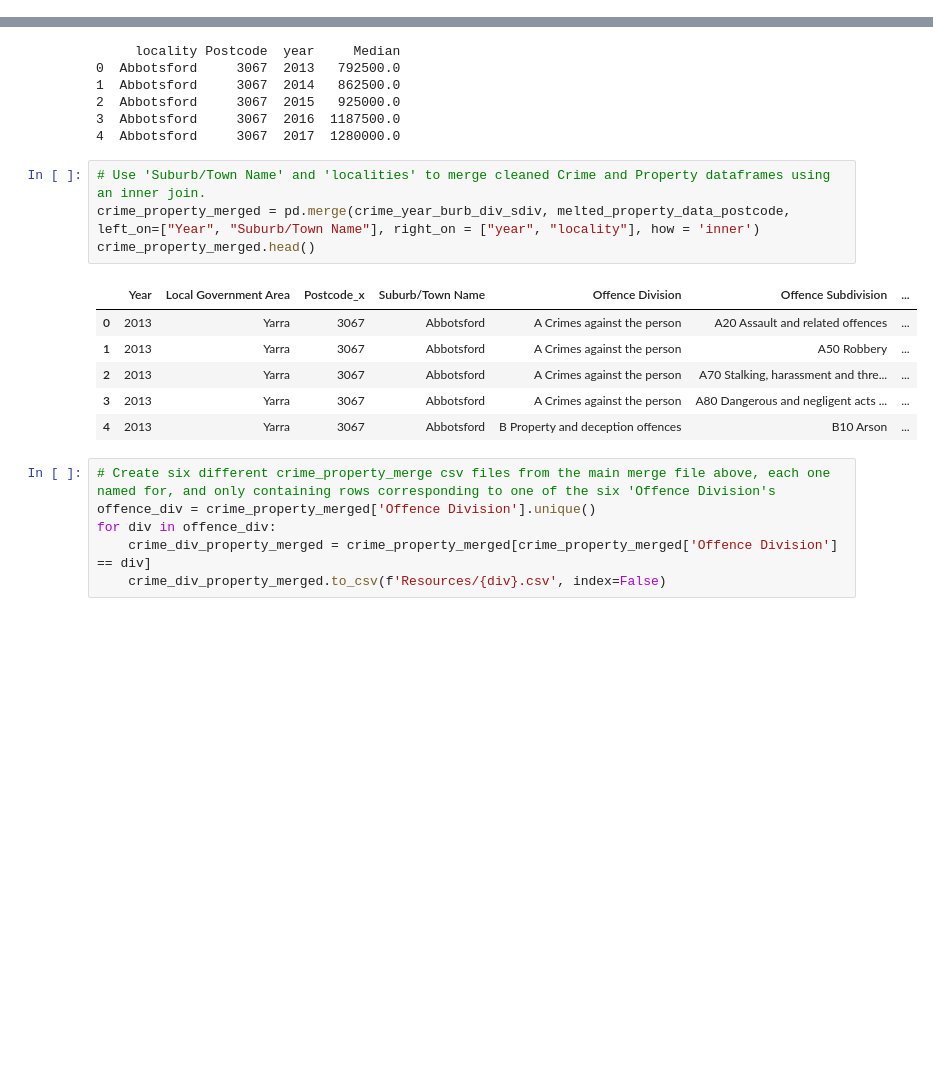
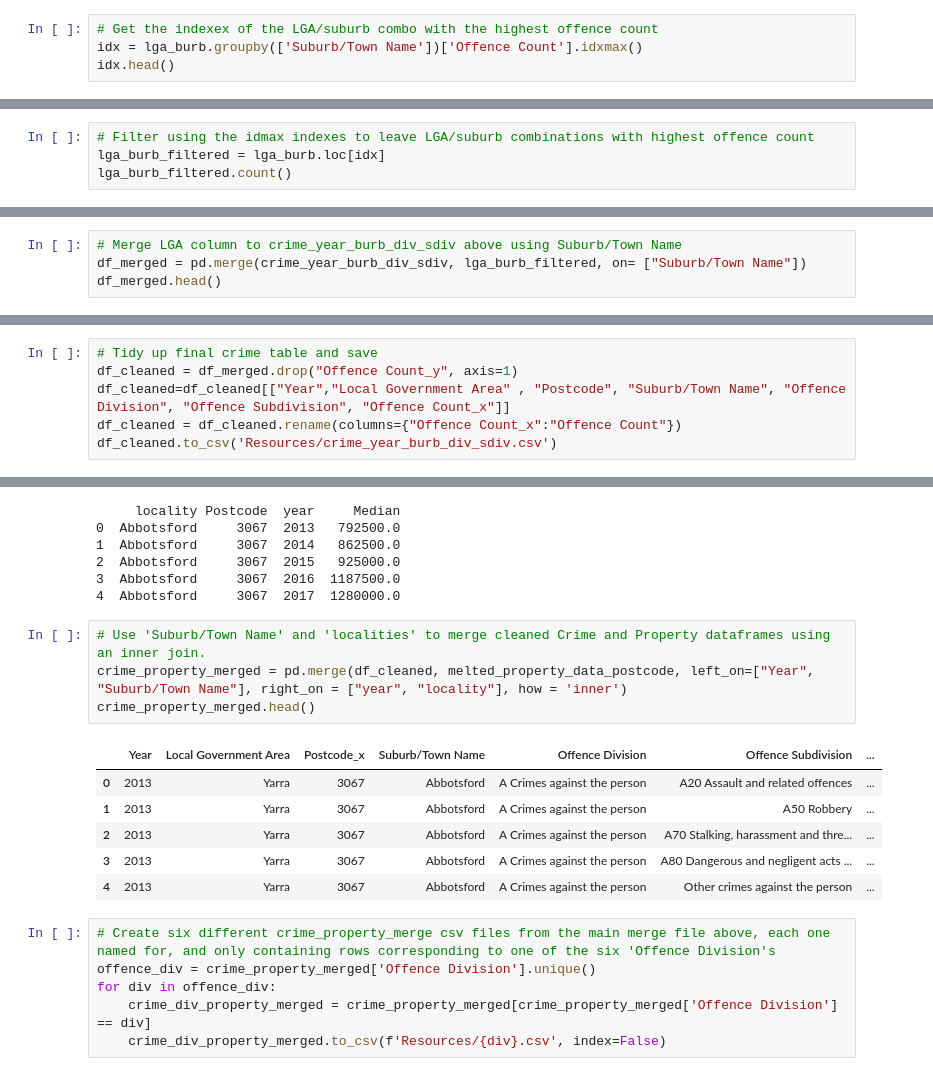
Before and after one commit to rsamma1606/proj-one-group-8, a Jupyter notebook: prj-one_Crime_vs_Property.ipynb, the cells around one changed output, grey strips where cells are left out. Drawn from its saved outputs; the diff is of its cells as text; blank space fills up the shorter version.

Commit message:
removed duplicate suburbs

```diff
--- a/prj-one_Crime_vs_Property.ipynb
+++ b/prj-one_Crime_vs_Property.ipynb
@@ -74,0 +61,4 @@ Offence Count 1151
+# %%
+# Get the indexex of the LGA/suburb combo with the highest offence count
+idx = lga_burb.groupby(['Suburb/Town Name'])['Offence Count'].idxmax()
+idx.head()
@@ -74,0 +73,4 @@ Offence Count 1151
+# %%
+# Filter using the idmax indexes to leave LGA/suburb combinations with highest offence count
+lga_burb_filtered = lga_burb.loc[idx]
+lga_burb_filtered.count()
@@ -74,0 +82,4 @@ Offence Count 1151
+# %%
+# Merge LGA column to crime_year_burb_div_sdiv above using Suburb/Town Name
+df_merged = pd.merge(crime_year_burb_div_sdiv, lga_burb_filtered, on= ["Suburb/Town Name"])
+df_merged.head()
@@ -74,0 +93,6 @@ Offence Count 1151
+# %%
+# Tidy up final crime table and save
+df_cleaned = df_merged.drop("Offence Count_y", axis=1)
+df_cleaned=df_cleaned[["Year","Local Government Area" , "Postcode", "Suburb/Town Name", "Offence Division", "Offence Subdivision", "Offence Count_x"]]
+df_cleaned = df_cleaned.rename(columns={"Offence Count_x":"Offence Count"})
+df_cleaned.to_csv('Resources/crime_year_burb_div_sdiv.csv')
@@ -219,15 +252,15 @@ print(melted_property_data_postcode.head())
 4  Abbotsford     3067  2017  1280000.0
 # %%
 # Use 'Suburb/Town Name' and 'localities' to merge cleaned Crime and Property dataframes using an inner join.
-crime_property_merged = pd.merge(crime_year_burb_div_sdiv, melted_property_data_postcode, left_on=["Year", "Suburb/Town Name"], right_on = ["year", "locality"], how = 'inner')
+crime_property_merged = pd.merge(df_cleaned, melted_property_data_postcode, left_on=["Year", "Suburb/Town Name"], right_on = ["year", "locality"], how = 'inner')
 crime_property_merged.head()
 # %% [output]
 |  | Year | Local Government Area | Postcode_x | Suburb/Town Name | Offence Division | Offence Subdivision | ... |
 | 0 | 2013 | Yarra | 3067 | Abbotsford | A Crimes against the person | A20 Assault and related offences | ... |
 | 1 | 2013 | Yarra | 3067 | Abbotsford | A Crimes against the person | A50 Robbery | ... |
 | 2 | 2013 | Yarra | 3067 | Abbotsford | A Crimes against the person | A70 Stalking, harassment and thre... | ... |
 | 3 | 2013 | Yarra | 3067 | Abbotsford | A Crimes against the person | A80 Dangerous and negligent acts ... | ... |
-| 4 | 2013 | Yarra | 3067 | Abbotsford | B Property and deception offences | B10 Arson | ... |
+| 4 | 2013 | Yarra | 3067 | Abbotsford | A Crimes against the person | Other crimes against the person | ... |
 # %%
 # Create six different crime_property_merge csv files from the main merge file above, each one named for, and only containing rows corresponding to one of the six 'Offence Division's
 offence_div = crime_property_merged['Offence Division'].unique()
```
Also changed, not shown: parts of 6 cells of this notebook, 9 other files.
